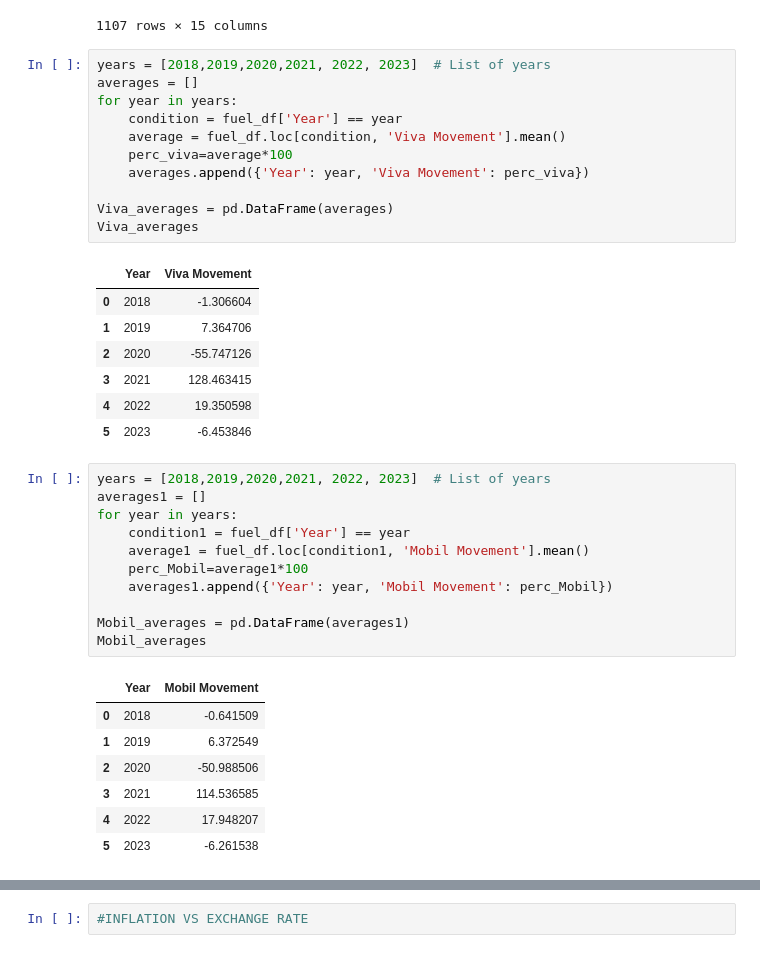
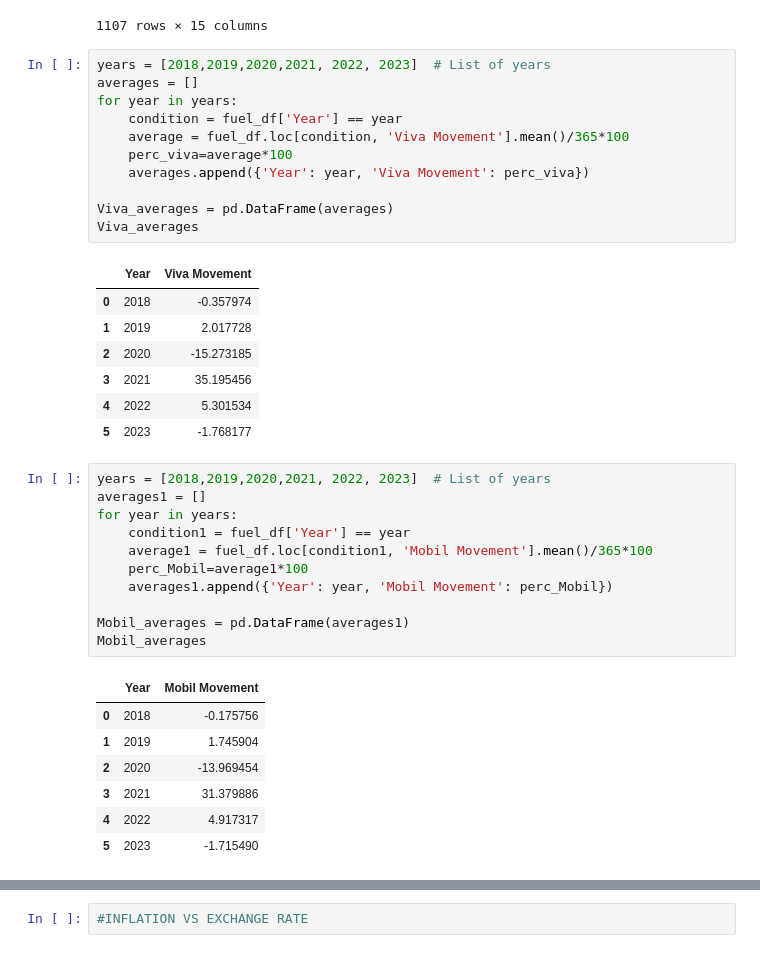
Before and after one commit to LachlanPotter33/project-1, a Jupyter notebook: Final Code.ipynb, the cells around one changed output, grey strips where cells are left out. Drawn from its saved outputs; the diff is of its cells as text.

```diff
--- a/Final Code.ipynb
+++ b/Final Code.ipynb
@@ -157,28 +158,28 @@ fuel_df
 # %%
 years = [2018,2019,2020,2021, 2022, 2023]  # List of years
 averages = []
 for year in years:
     condition = fuel_df['Year'] == year
-    average = fuel_df.loc[condition, 'Viva Movement'].mean()
+    average = fuel_df.loc[condition, 'Viva Movement'].mean()/365*100
     perc_viva=average*100
     averages.append({'Year': year, 'Viva Movement': perc_viva})
 
 Viva_averages = pd.DataFrame(averages)
 Viva_averages
 # %% [output]
 |  | Year | Viva Movement |
-| 0 | 2018 | -1.306604 |
-| 1 | 2019 | 7.364706 |
-| 2 | 2020 | -55.747126 |
-| 3 | 2021 | 128.463415 |
-| 4 | 2022 | 19.350598 |
-| 5 | 2023 | -6.453846 |
+| 0 | 2018 | -0.357974 |
+| 1 | 2019 | 2.017728 |
+| 2 | 2020 | -15.273185 |
+| 3 | 2021 | 35.195456 |
+| 4 | 2022 | 5.301534 |
+| 5 | 2023 | -1.768177 |
 # %%
 years = [2018,2019,2020,2021, 2022, 2023]  # List of years
 averages1 = []
 for year in years:
     condition1 = fuel_df['Year'] == year
-    average1 = fuel_df.loc[condition1, 'Mobil Movement'].mean()
+    average1 = fuel_df.loc[condition1, 'Mobil Movement'].mean()/365*100
     perc_Mobil=average1*100
     averages1.append({'Year': year, 'Mobil Movement': perc_Mobil})
 
@@ -186,12 +187,12 @@ Mobil_averages = pd.DataFrame(averages1)
 Mobil_averages
 # %% [output]
 |  | Year | Mobil Movement |
-| 0 | 2018 | -0.641509 |
-| 1 | 2019 | 6.372549 |
-| 2 | 2020 | -50.988506 |
-| 3 | 2021 | 114.536585 |
-| 4 | 2022 | 17.948207 |
-| 5 | 2023 | -6.261538 |
+| 0 | 2018 | -0.175756 |
+| 1 | 2019 | 1.745904 |
+| 2 | 2020 | -13.969454 |
+| 3 | 2021 | 31.379886 |
+| 4 | 2022 | 4.917317 |
+| 5 | 2023 | -1.715490 |
 # %%
 # List of years
 years = [2018,2019,2020,2021, 2022, 2023]
```
Also changed, not shown: parts of 28 cells of this notebook, 20 other files.
